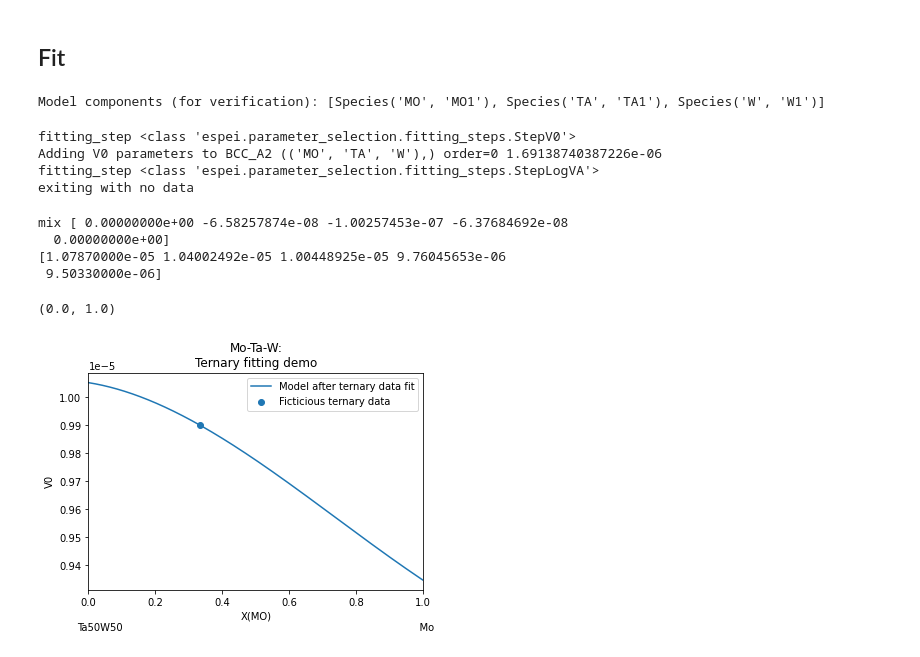
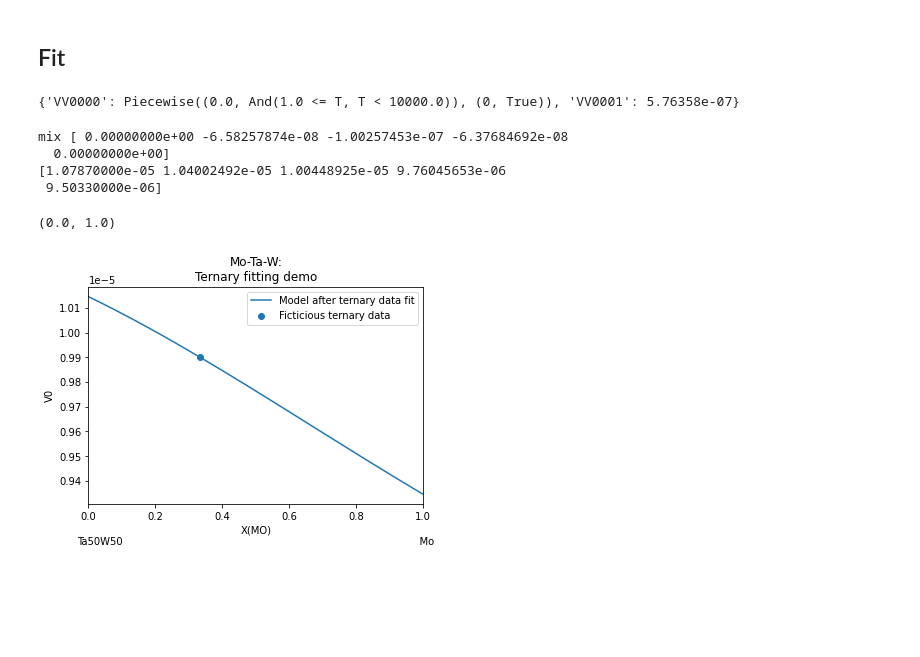
Before and after one commit to PhasesResearchLab/ESPEI, a Jupyter notebook: espei/volume-modeling-4-all-from-espei.ipynb, the cells around one changed output. Cells and saved outputs as stored; diff of their text form; code cells hidden in the pictures; blank space fills up the shorter version.

Commit message:
Update notebook with the new fit_parameters!
It's working!

```diff
--- a/espei/volume-modeling-4-all-from-espei.ipynb
+++ b/espei/volume-modeling-4-all-from-espei.ipynb
@@ -947,5 +792,11 @@ datasets = [
 ]
 dbf = Database("lu2005-volumes.tdb")
 
-fit_model_x(molar_volume_fit_desc, datasets, dbf)
+datasets_db = PickleableTinyDB(storage=MemoryStorage)
+datasets_db.insert_multiple(datasets)
+if not hasattr(dbf, 'varcounter'):
+    dbf.varcounter = 0
+
+fit_parameters(dbf, ["TA", "W"], "BCC_A2", (("TA", "W",),), None, datasets_db, fitting_descrption=molar_volume_fit_desc)
+print(dbf.symbols)
 # %% [output]
@@ -1025,5 +873,11 @@ datasets = [
 ]
 dbf = Database("lu2005-volumes.tdb")
 
-fit_model_x(molar_volume_fit_desc, datasets, dbf)
+datasets_db = PickleableTinyDB(storage=MemoryStorage)
+datasets_db.insert_multiple(datasets)
+if not hasattr(dbf, 'varcounter'):
+    dbf.varcounter = 0
+
+fit_parameters(dbf, ["TA", "W"], "BCC_A2", (("TA", "W",),), None, datasets_db, fitting_descrption=molar_volume_fit_desc)
+print(dbf.symbols)
 # %% [output]
@@ -1101,18 +952,18 @@ datasets = [
         "tags": ["non-equilibrium-thermochemical", "LLNL-proprietary"]
     }
 ]
-mod = Model(dbf, ["MO", "TA", "W"], "BCC_A2")
+dbf = Database("lu2005-volumes.tdb")
 
-print(f"Model components (for verification): {mod.components}")
+datasets_db = PickleableTinyDB(storage=MemoryStorage)
+datasets_db.insert_multiple(datasets)
+if not hasattr(dbf, 'varcounter'):
+    dbf.varcounter = 0
+
+# TODO: This has a VV0000 with value 0.0, what's up with that?
+fit_parameters(dbf, ["MO", "TA", "W"], "BCC_A2", (("MO", "TA", "W",),), None, datasets_db, fitting_descrption=molar_volume_fit_desc)
+print(dbf.symbols)
 # %% [output]
-Model components (for verification): [Species('MO', 'MO1'), Species('TA', 'TA1'), Species('W', 'W1')]
+{'VV0000': Piecewise((0.0, And(1.0 <= T, T < 10000.0)), (0, True)), 'VV0001': 5.76358e-07}
-# %%
-fit_model_x(molar_volume_fit_desc, datasets, dbf)
-# %% [output]
-fitting_step <class 'espei.parameter_selection.fitting_steps.StepV0'>
-Adding V0 parameters to BCC_A2 (('MO', 'TA', 'W'),) order=0 1.69138740387226e-06
-fitting_step <class 'espei.parameter_selection.fitting_steps.StepLogVA'>
-exiting with no data
 # %%
 # important, do not reload the database because we just added a new parameter!
 mod = Model(dbf, ["TA", "MO", "W"], "BCC_A2")
@@ -1124,7 +975,7 @@ x_MO_TA_W = np.empty((x_MO.shape[-1], 3))
 x_MO_TA_W[:, 0] = x_MO
 x_MO_TA_W[:, 1] = x_TA
 x_MO_TA_W[:, 2] = x_W
-func_V0_MO_TA_W = lambdify([v.Y("BCC_A2", 0, "MO"), v.Y("BCC_A2", 0, "TA"), v.Y("BCC_A2", 0, "W")], [mod.V0])
+func_V0_MO_TA_W = lambdify([v.Y("BCC_A2", 0, "MO"), v.Y("BCC_A2", 0, "TA"), v.Y("BCC_A2", 0, "W")], [mod.symbol_replace(mod.V0, mod._symbols)])
 
 v0_calphad = {  # these were extracted "by hand" from the print output above
     "CR": 7.0403e-06,
@@ -1138,31 +989,31 @@ v0_calphad = {  # these were extracted "by hand" from the print output above
     "ZR": 1.3812e-05,
 }
 
 # raw V0s from DFT
 data_5pt_x_W = np.asarray([0, 0.25, 0.50, 0.75, 1.0])
 data_5pt_V0 = np.asarray([1.0648e-05, 1.0287174212562773e-05, 9.957742546823015e-06, 9.699231530816361e-06, 9.468e-06])
 
 # fix the reference state to match calphad
 #                     V0             DFT V0_Ta * x_TA              +      DFT V0_W * x_W
 # mixing reference state
 data_5pt_V0_mix = data_5pt_V0 - (data_5pt_V0[0]*(1-data_5pt_x_W) + data_5pt_V0[-1]*(data_5pt_x_W))
 print("mix", data_5pt_V0_mix)
 # absolute values of Calphad unary + DFT_MIX binary
 #                Calphad V0_Ta * x_TA               +       Calphad V0_W * x_W       +  DFT V0 MIX
 data_5pt_V0_fix = v0_calphad["TA"]*(1-data_5pt_x_W) + v0_calphad["W"]*(data_5pt_x_W) + data_5pt_V0_mix
 print(data_5pt_V0_fix)
 
 plt.title("Mo-Ta-W:\nTernary fitting demo")
 plt.plot(x_MO, func_V0_MO_TA_W(x_MO_TA_W), label="Model after ternary data fit")
 plt.scatter(0.333, 0.99e-5, label='Ficticious ternary data')
 plt.legend(loc="upper right")
 plt.xlabel(f"X(MO)\nTa50W50{'':>95}Mo")
 plt.ylabel("V0")
 plt.xlim(0, 1)
 # %% [output]
 mix [ 0.00000000e+00 -6.58257874e-08 -1.00257453e-07 -6.37684692e-08
   0.00000000e+00]
 [1.07870000e-05 1.04002492e-05 1.00448925e-05 9.76045653e-06
  9.50330000e-06]
 (0.0, 1.0)
-[figure, old version]
+[figure, new version]
```
Also changed, not shown: parts of 21 cells of this notebook.
